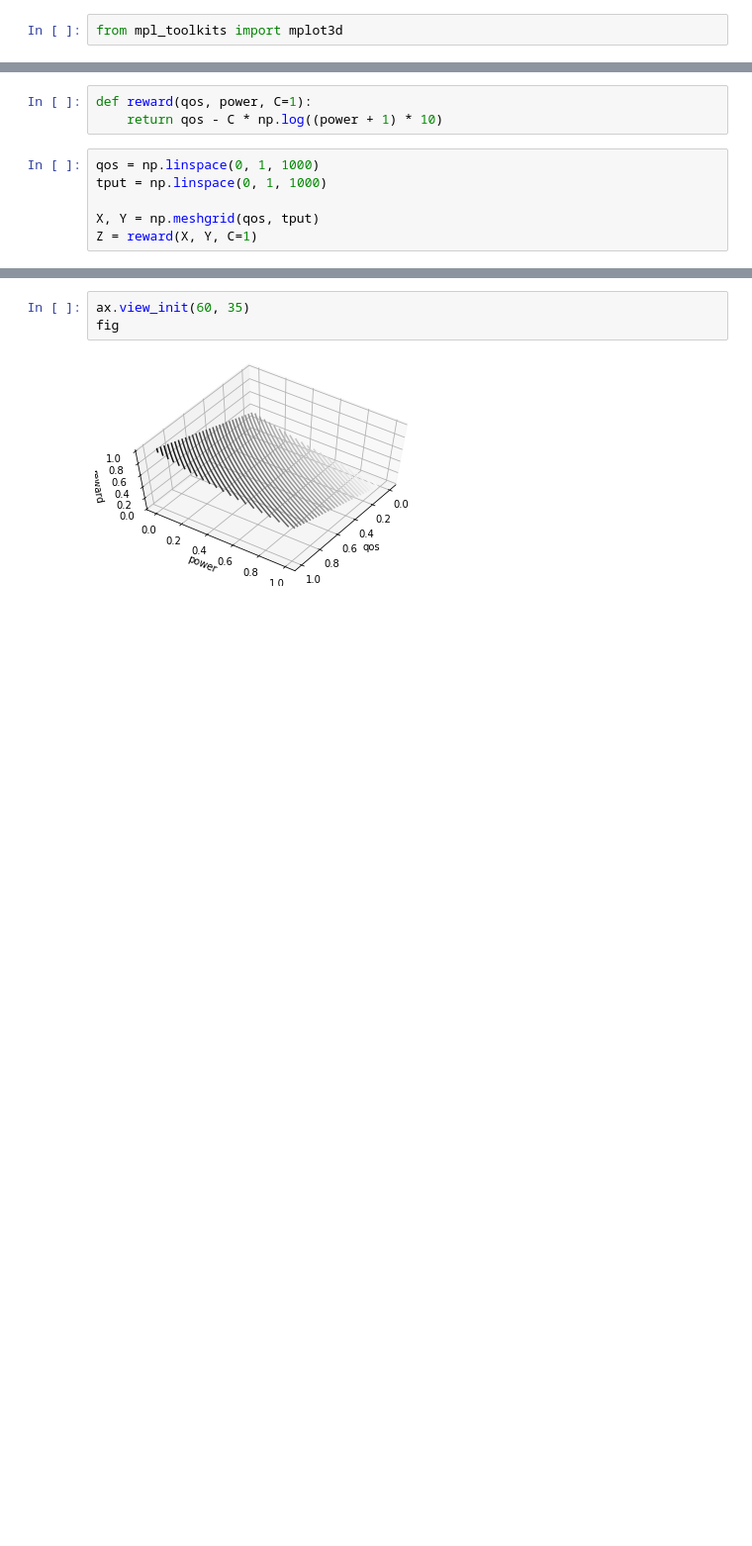
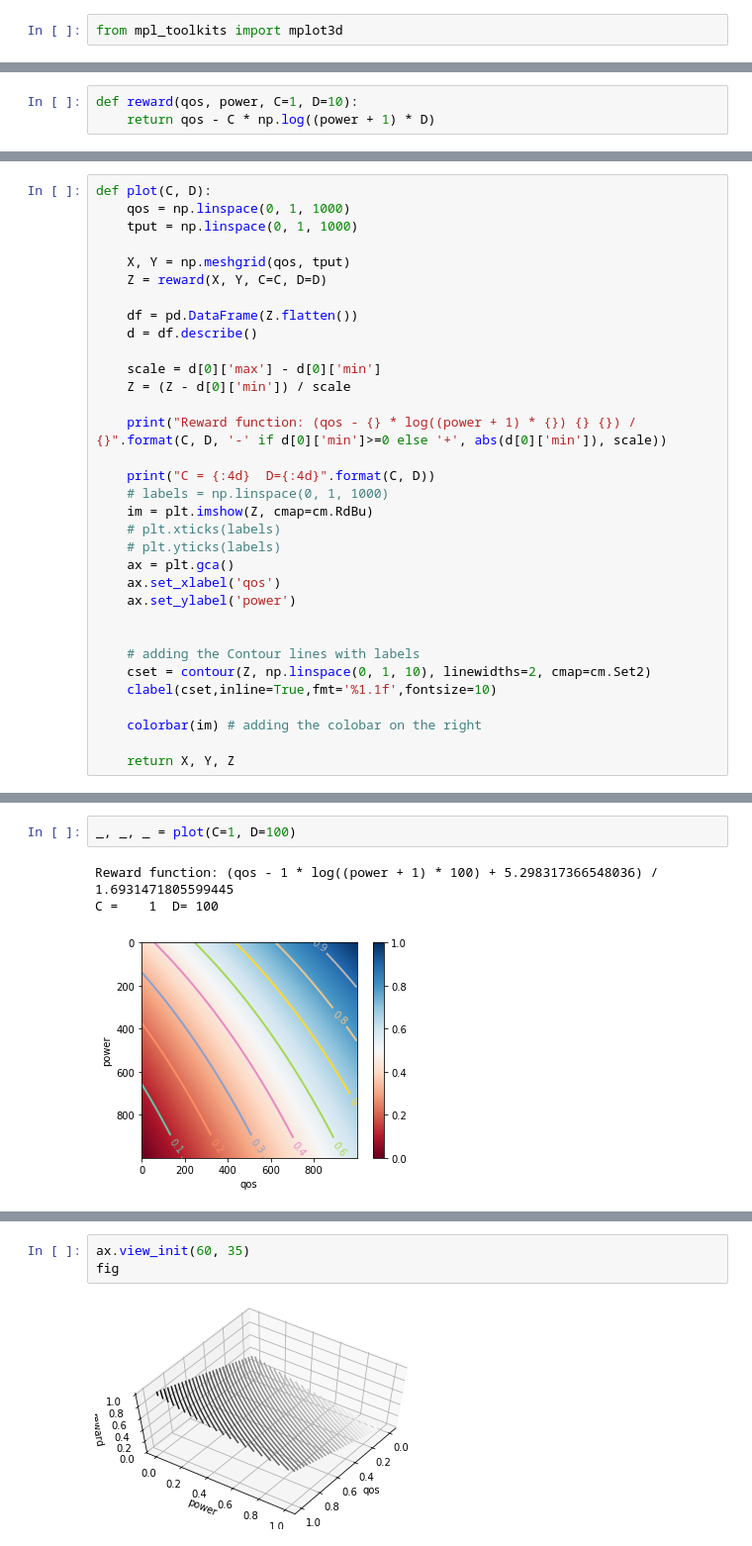
Before and after one commit to h3dema/command_ap, a Jupyter notebook: MOS/Check MOS.ipynb, the cells around one changed output, grey strips where cells are left out. Shown at 99% size. Drawn from its saved outputs; the diff is of its cells as text; blank space fills up the shorter version.

Commit message:
reward function

```diff
--- a/MOS/Check MOS.ipynb
+++ b/MOS/Check MOS.ipynb
@@ -11,9 +14,3 @@ C = 1
 # %%
-def reward(qos, power, C=1):
-    return qos - C * np.log((power + 1) * 10)
+def reward(qos, power, C=1, D=10):
+    return qos - C * np.log((power + 1) * D)
-# %%
-qos = np.linspace(0, 1, 1000)
-tput = np.linspace(0, 1, 1000)
-
-X, Y = np.meshgrid(qos, tput)
-Z = reward(X, Y, C=1)
@@ -35,0 +17,33 @@ Reward function
+# %%
+def plot(C, D):
+    qos = np.linspace(0, 1, 1000)
+    tput = np.linspace(0, 1, 1000)
+
+    X, Y = np.meshgrid(qos, tput)
+    Z = reward(X, Y, C=C, D=D)
+
+    df = pd.DataFrame(Z.flatten())
+    d = df.describe()
+
+    scale = d[0]['max'] - d[0]['min']
+    Z = (Z - d[0]['min']) / scale
+
+    print("Reward function: (qos - {} * log((power + 1) * {}) {} {}) / {}".format(C, D, '-' if d[0]['min']>=0 else '+', abs(d[0]['min']), scale))
+
+    print("C = {:4d}  D={:4d}".format(C, D))
+    # labels = np.linspace(0, 1, 1000)
+    im = plt.imshow(Z, cmap=cm.RdBu)
+    # plt.xticks(labels)
+    # plt.yticks(labels)
+    ax = plt.gca()
+    ax.set_xlabel('qos')
+    ax.set_ylabel('power')
+
+
+    # adding the Contour lines with labels
+    cset = contour(Z, np.linspace(0, 1, 10), linewidths=2, cmap=cm.Set2)
+    clabel(cset,inline=True,fmt='%1.1f',fontsize=10)
+
+    colorbar(im) # adding the colobar on the right
+
+    return X, Y, Z
@@ -35,0 +58,6 @@ Reward function
+# %%
+_, _, _ = plot(C=1, D=100)
+# %% [output]
+Reward function: (qos - 1 * log((power + 1) * 100) + 5.298317366548036) / 1.6931471805599445
+C =    1  D= 100
+[figure, added]
```
Also changed, not shown: parts of 14 cells of this notebook.
